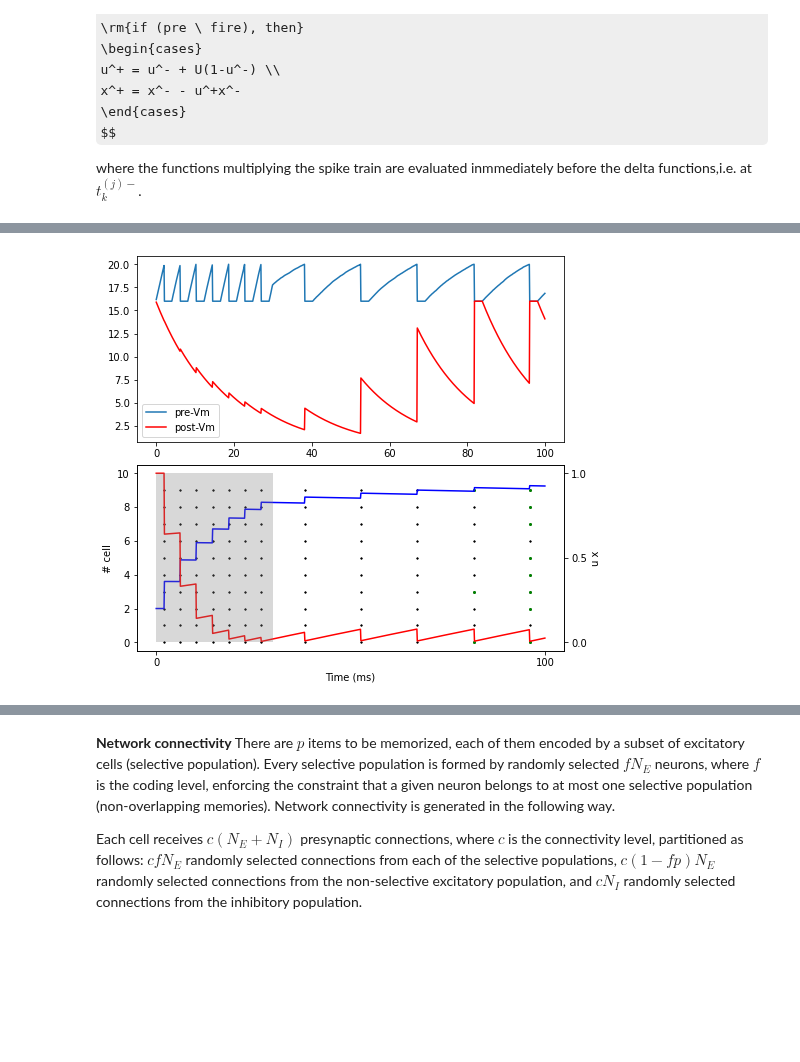
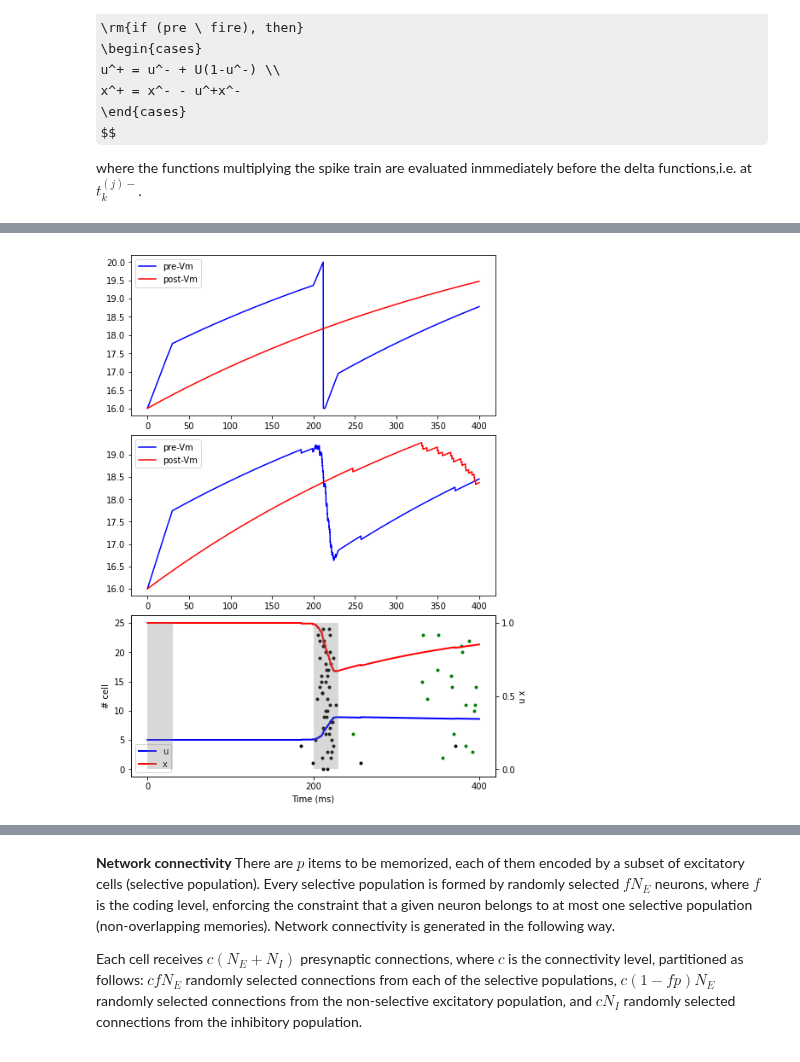
Before and after one commit to AohuaCheng/Neuro-and-Complexity-Science, a Jupyter notebook: project/project_spiking_circuit_model_for_working_memory.ipynb, the cells around one changed output, grey strips where cells are left out. Drawn from its saved outputs; the diff is of its cells as text; code cells hidden in the pictures; some formulas as TeX source; blank space fills up the shorter version.

```diff
--- a/project/project_spiking_circuit_model_for_working_memory.ipynb
+++ b/project/project_spiking_circuit_model_for_working_memory.ipynb
@@ -254,11 +237,11 @@ class STP(bp.TwoEndConn):
   @staticmethod
   @bp.odeint(method='exponential_euler')
   def integral(u, x, t, U, tau_F, tau_D):
-    dudt = (U - u) / tau_F
+    dudt = ( - u) / tau_F
     dxdt = (1 - x) / tau_D
     return dudt, dxdt
 
-  def __init__(self, pre, post, conn, weight=1., tau_F=1500., tau_D=200., U=0.20, p=1., **kwargs):
+  def __init__(self, pre, post, conn, weight=1., tau_F=1500., tau_D=200., U=0.20, prob=1., **kwargs):
 
     super(STP, self).__init__(pre=pre, post=post, **kwargs)
 
@@ -266,8 +249,6 @@ class STP(bp.TwoEndConn):
     self.U = U # Baseline utilization factor
     self.tau_F = tau_F # Recovery time of utilization factor [ms]
     self.tau_D = tau_D # Recovery time of synaptic resources [ms]
-    self.w = weight
-    self.p = p # non-selective to selective/non-selective have potentiated efficacy with probability 0.1
 
     # connections
     self.conn = conn(pre.size, post.size)
@@ -278,7 +259,9 @@ class STP(bp.TwoEndConn):
     self.s = bp.ops.zeros(self.num)
     self.u = bp.ops.ones(self.num) * self.U
     self.x = bp.ops.ones(self.num)
-    # self.delay = bp.ops.zeros(pre.num)
+    self.w = bp.ops.ones(self.pre.num) * weight
+    self.p = bp.ops.ones(self.pre.num) * prob
+    # non-selective to selective/non-selective have potentiated efficacy with probability 0.1
     self.delay = np.random.uniform(delta_1, delta_2, size=self.num)*dt
     self.I_syn = self.register_constant_delay('I_syn', size=self.num, delay_time=self.delay)
     # the transmission delay uniformly distributed between 0.1 and 1 ms.
@@ -289,10 +272,10 @@ class STP(bp.TwoEndConn):
       u, x = self.integral(self.u[i], self.x[i], _t, self.U, self.tau_F, self.tau_D)
       # update
       self.s[i] = self.pre.spike[pre_id]
-      if (self.w == J_b or self.w == J_p) and (np.random.rand() <= p) :
-        I = self.w*self.u[i]*(_t-self.delay[i])*self.x[i]*(_t-self.delay[i])
+      if (self.w[pre_id] == J_b or self.w[pre_id] == J_p) and (np.random.rand() <= self.p[pre_id]) :
+        I = self.w[pre_id]*self.u[i]*(_t-self.delay[i])*self.x[i]*(_t-self.delay[i])
       else:
-        I = self.w
+        I = self.w[pre_id]
       self.I_syn.push(i, self.s[i] * I)
       u += self.s[i] * self.U * (1-self.u[i])
       x -= self.s[i] * u * self.x[i]
@@ -332,29 +359,34 @@ RunningError: ignored
 # %%
 # plot
-fig, gs = bp.visualize.get_figure(row_num=2, col_num=1, row_len=3, col_len=7)
+fig, gs = bp.visualize.get_figure(row_num=3, col_num=1, row_len=3, col_len=7)
 
 fig.add_subplot(gs[0, 0])
-plt.plot(net.ts, neu1.mon.V[:, 0], label='pre-Vm')
-plt.plot(net.ts, neu2.mon.V[:, 0], color='r', label='post-Vm')
+plt.plot(net.ts, neu1.mon.V[:,0], color='b', label='pre-Vm')
+plt.plot(net.ts, neu2.mon.V[:,0], color='r', label='post-Vm')
 plt.legend(loc='best')
-ax=fig.add_subplot(gs[1, 0])
-bp.visualize.raster_plot(net.ts, neu1.mon.spike[:,0:int(t_size/2)], markersize=2, color='k', ylabel='')
-bp.visualize.raster_plot(net.ts, neu1.mon.spike[:,int(t_size/2):t_size], markersize=2, color='k', ylabel='')
-bp.visualize.raster_plot(net.ts, neu2.mon.spike[:,0:int(t_size/2)], markersize=4, color='g', ylabel='')
-bp.visualize.raster_plot(net.ts, neu2.mon.spike[:,int(t_size/2):t_size], markersize=4, color='g', ylabel='')
-plt.plot(net.ts, np.mean(syn.mon.u, axis=1)*int(t_size/2), color='b', label='u')
-plt.plot(net.ts, np.mean(syn.mon.x, axis=1)*int(t_size/2), color='r', label='x')
+fig.add_subplot(gs[1, 0])
+plt.plot(net.ts, np.mean(neu1.mon.V,axis=1), color='b', label='pre-Vm')
+plt.plot(net.ts, np.mean(neu2.mon.V,axis=1), color='r', label='post-Vm')
+plt.legend(loc='best')
+ax=fig.add_subplot(gs[2, 0])
+bp.visualize.raster_plot(net.ts, neu1.mon.spike[:,0:int(t_size/2)], markersize=6, color='k', ylabel='')
+bp.visualize.raster_plot(net.ts, neu1.mon.spike[:,int(t_size/2):t_size], markersize=6, color='k', ylabel='')
+bp.visualize.raster_plot(net.ts, neu2.mon.spike[:,0:int(t_size/2)], markersize=6, color='g', ylabel='')
+bp.visualize.raster_plot(net.ts, neu2.mon.spike[:,int(t_size/2):t_size], markersize=6, color='g', ylabel='')
+plt.plot(net.ts, np.mean(syn.mon.u, axis=1)*int(t_size/2), color='b', linewidth=2., label='u')
+plt.plot(net.ts, np.mean(syn.mon.x, axis=1)*int(t_size/2), color='r', linewidth=2., label='x')
+plt.legend(loc='best')
 # add ylabel
 ax.set_ylabel(('# cell'))
 ax1 = ax.twinx()
 ax1.set_ylabel(('u x'))
 # add ticks
-plt.xticks([0, 100, 200])
+plt.xticks([0, t_duration/2, t_duration])
 plt.yticks([0, 0.5, 1])
 # add shade
-plt.fill_between([0,30],0,1,facecolor='gray',alpha=0.3)
-
+plt.fill_between([0,T_cue],0,1,facecolor='gray',alpha=0.3)
+plt.fill_between([t_duration/2, t_duration/2+T_cue],0,1,facecolor='gray',alpha=0.3)
 
 plt.show()
 # %% [output]
-[figure, old version]
+[figure, new version]
```
Also changed, not shown: parts of 23 cells of this notebook.
